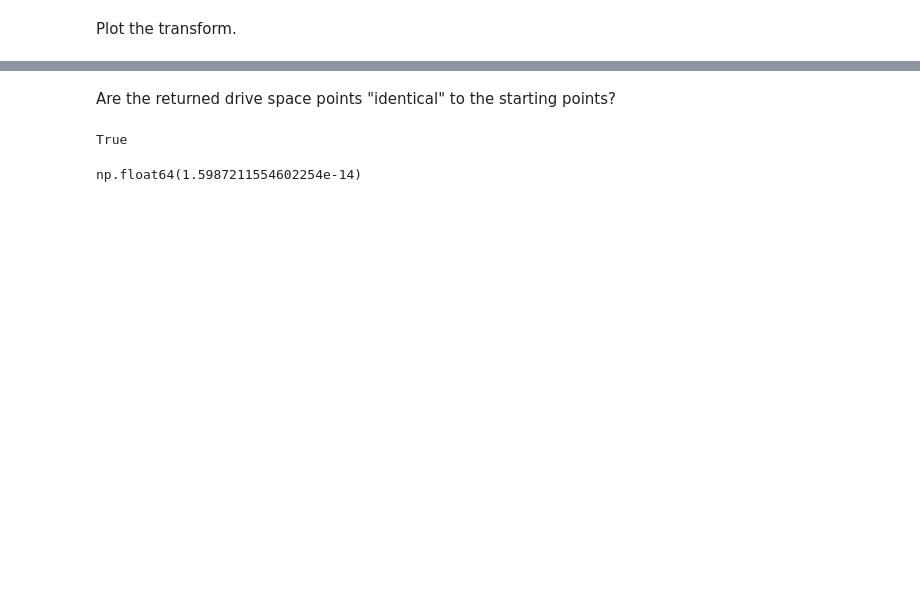
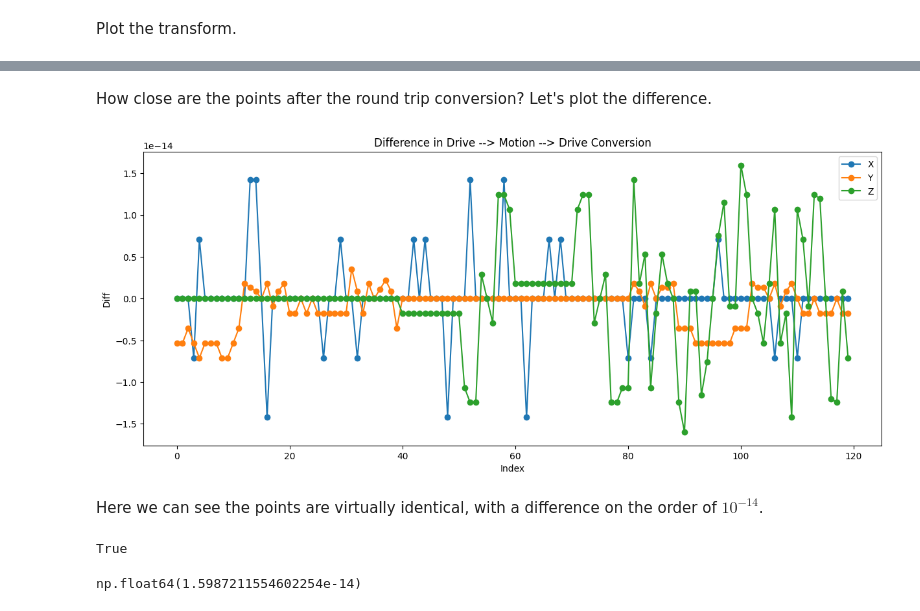
Before and after one commit to BaPSF/bapsf_motion, a Jupyter notebook: docs/notebooks/transform/LaPDXYZTransform.ipynb, the cells around one changed output, grey strips where cells are left out. Cells and saved outputs as stored; diff of their text form; code cells hidden in the pictures; blank space fills up the shorter version.

```diff
--- a/docs/notebooks/transform/LaPDXYZTransform.ipynb
+++ b/docs/notebooks/transform/LaPDXYZTransform.ipynb
@@ -242,5 +305,22 @@ for pt, color in zip(
+# %% [markdown]
+How close are the points after the round trip conversion?  Let's plot the difference.
+# %%
+figwidth, figheight = plt.rcParams["figure.figsize"]
+figwidth = 1.4 * figwidth
+fig, ax = plt.subplots(1, 1, figsize=[figwidth, figheight])
+
+ax.plot(points[..., 0] - dpoints[..., 0], "-o", label="X")
+ax.plot(points[..., 1] - dpoints[..., 1], "-o", label="Y")
+ax.plot(points[..., 2] - dpoints[..., 2], "-o", label="Z")
+
+ax.set_xlabel("Index")
+ax.set_ylabel("Diff")
+ax.set_title("Difference in Drive --> Motion --> Drive Conversion")
+ax.legend();
+# %% [output]
+[figure, added]
 # %% [markdown]
-Are the returned drive space points "identical" to the starting points?
+Here we can see the points are virtually identical, with a difference on the order of $10^{-14}$.
 # %%
 np.allclose(points, dpoints)
 # %% [output]
```
Also changed, not shown: parts of 34 cells of this notebook.
